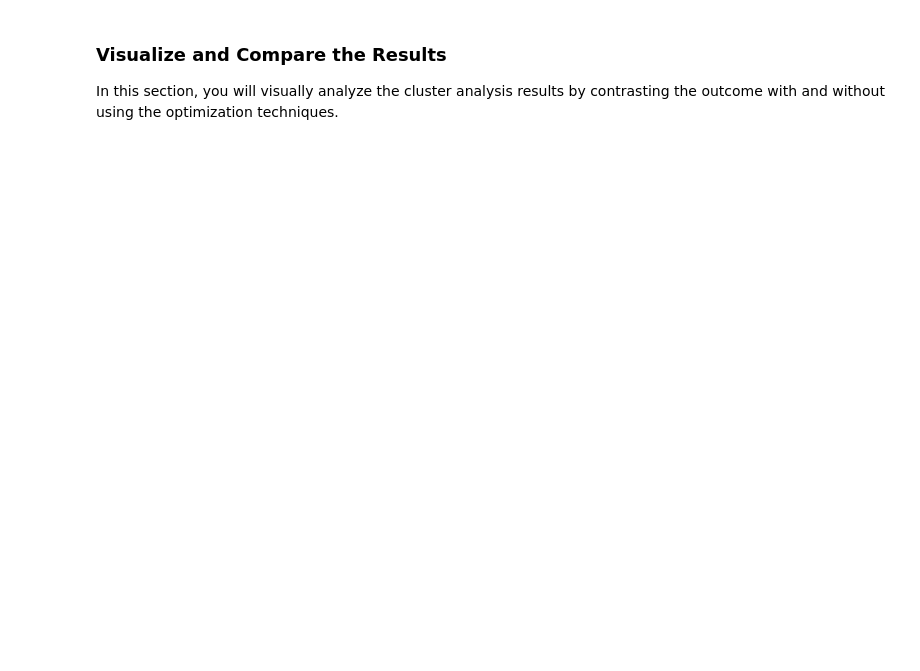
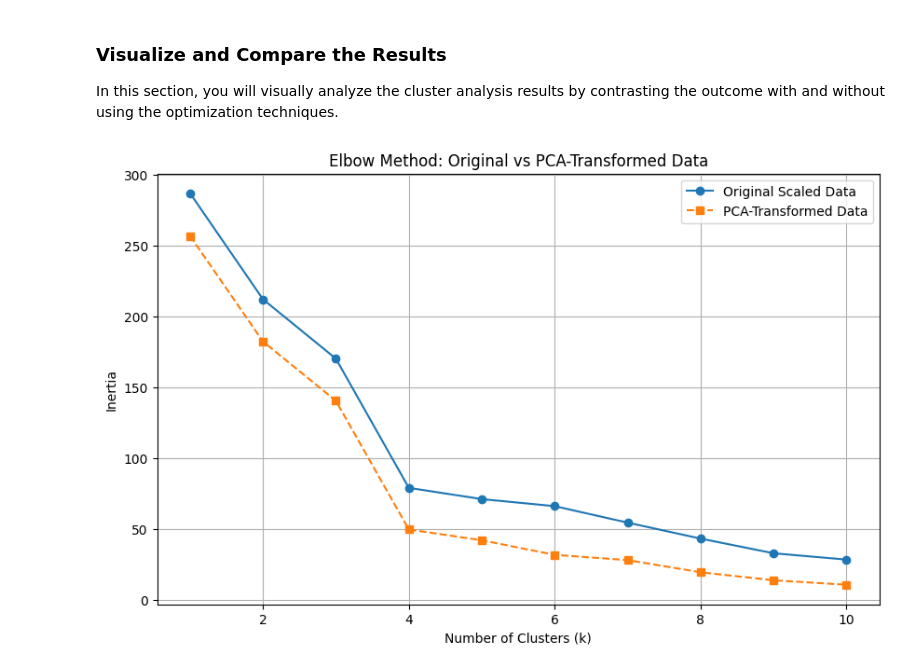
Before and after one commit to ngrief/CryptoClustering, a Jupyter notebook: Crypto_Clustering.ipynb, the cells around one changed output. Cells and saved outputs as stored; diff of their text form; code cells hidden in the pictures; blank space fills up the shorter version.

```diff
--- a/Crypto_Clustering.ipynb
+++ b/Crypto_Clustering.ipynb
@@ -335,0 +388,43 @@ In this section, you will visually analyze the cluster analysis results by contr
+# %%
+import matplotlib.pyplot as plt
+from sklearn.cluster import KMeans
+
+# Define the range of k values to test
+k_range = range(1, 11)
+
+# Store inertia values for both datasets
+inertia_original = []
+inertia_pca = []
+
+# Loop through k values and compute inertia for each dataset
+for k in k_range:
+    # K-Means on original scaled data
+    kmeans_original = KMeans(n_clusters=k, random_state=42)
+    kmeans_original.fit(df_market_data_scaled)
+    inertia_original.append(kmeans_original.inertia_)
+
+    # K-Means on PCA-transformed data
+    kmeans_pca = KMeans(n_clusters=k, random_state=42)
+    kmeans_pca.fit(pca_data)
+    inertia_pca.append(kmeans_pca.inertia_)
+
+# Create the composite Elbow plot
+plt.figure(figsize=(10, 6))
+
+# Plot Elbow Curve for Original Scaled Data
+plt.plot(k_range, inertia_original, marker='o', linestyle='-', label="Original Scaled Data")
+
+# Plot Elbow Curve for PCA-Transformed Data
+plt.plot(k_range, inertia_pca, marker='s', linestyle='--', label="PCA-Transformed Data")
+
+# Formatting the plot
+plt.xlabel("Number of Clusters (k)")
+plt.ylabel("Inertia")
+plt.title("Elbow Method: Original vs PCA-Transformed Data")
+plt.legend()
+plt.grid()
+
+# Show the plot
+plt.show()
+# %% [output]
+[figure, added]
```
Also changed, not shown: parts of 14 cells of this notebook.
